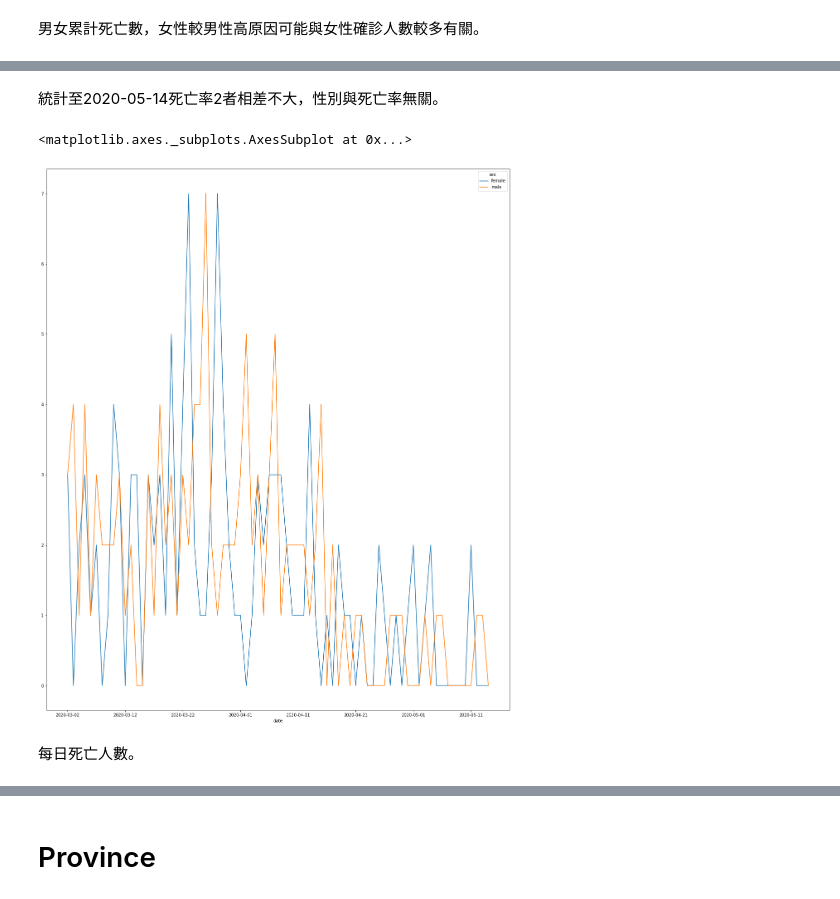
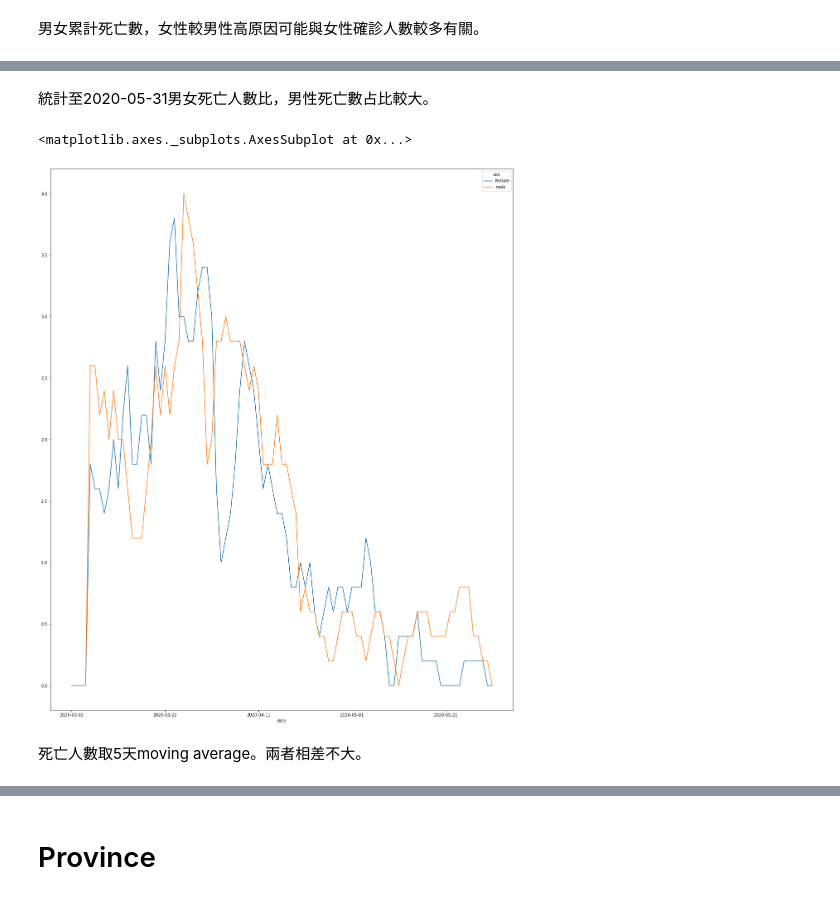
Before and after one commit to starfor065841/FDA_Final_project, a Jupyter notebook: Final_project/data.ipynb, the cells around one changed output, grey strips where cells are left out. Drawn from its saved outputs; the diff is of its cells as text; code cells hidden in the pictures.

Commit message:
Add growth rate and Mortality Rate
6/10 update, also smooth deceased data with SMA

```diff
--- a/Final_project/data.ipynb
+++ b/Final_project/data.ipynb
@@ -45,0 +45,9 @@ ax.set_xticks(ax.get_xticks()[::11])
+# %%
+# confirmed growth rate
+for title in age['age'].unique():
+    age.loc[age['age']==title, 'confirmed_GrowthRate']=age.loc[age['age']==title, 'confirmed'].pct_change()
+
+age.groupby(['date','age'])['confirmed_GrowthRate'].sum() .unstack('age', fill_value=0).plot(legend=True, figsize=(20,24))
+plt.gca().set_yticklabels(['{:.1f}%'.format(x) for x in plt.gca().get_yticks()])
+
+ax.set_xticks(ax.get_xticks()[::11])
@@ -105,6 +118,8 @@ plt.axis('equal')
 for title in age['age'].unique():
     day = age.loc[age['age']==title, 'deceased']
     age.loc[age['age']==title, 'daily_deceased'] = day.shift(-1) - day
+    age.loc[age['age']==title, 'daily_deceased']=age.loc[age['age']==title, 'daily_deceased'].rolling(5).mean()
+
 
 age.groupby(['date','age'])['daily_deceased'].sum() .unstack('age', fill_value=0).plot(legend=True, figsize=(20,24))
 # %% [output]
@@ -112,0 +138,13 @@ age.groupby(['date','age'])['daily_deceased'].sum() .unstack('age', fill_value=0
+# %%
+# deceased growth rate (logistic function)
+for title in age['age'].unique():
+    age.loc[age['age']==title, 'deceased_GrowthRate']=age.loc[age['age']==title, 'deceased'].pct_change()
+    age.loc[age['age']==title, 'deceased_GrowthRate_sma']=age.loc[age['age']==title, 'deceased_GrowthRate'].rolling(5).mean()
+
+#     age.loc['deceased_GrowthRate_sma'] = age['deceased_GrowthRate'].rolling(5).mean()
+
+
+age.groupby(['date','age'])['deceased_GrowthRate_sma'].sum() .unstack('age', fill_value=0).plot(legend=True, figsize=(20,24))
+plt.gca().set_yticklabels(['{:.1f}%'.format(x) for x in plt.gca().get_yticks()])
+
+ax.set_xticks(ax.get_xticks()[::11])
@@ -168,2 +272,15 @@ gender.groupby(['date','sex'])['daily_confirmed'].sum() .unstack('sex', fill_val
 # %% [markdown]
 女性確診率較高，因為爆發時女性確診數較多。每日病例可以觀察到並非女性較易確診。
+# %%
+# confirmed growth rate (logistic function)
+for title in gender['sex'].unique():
+    gender.loc[gender['sex']==title, 'confirmed_GrowthRate']=gender.loc[gender['sex']==title, 'confirmed'].pct_change()
+#     gender.loc[gender['sex']==title, 'confirmed_GrowthRate_sma']=gender.loc[gender['sex']==title, 'deceased_GrowthRate'].rolling(5).mean()
+
+#     age.loc['deceased_GrowthRate_sma'] = age['deceased_GrowthRate'].rolling(5).mean()
+
+
+gender.groupby(['date','sex'])['confirmed_GrowthRate'].sum() .unstack('sex', fill_value=0).plot(legend=True, figsize=(20,24))
+plt.gca().set_yticklabels(['{:.1f}%'.format(x) for x in plt.gca().get_yticks()])
+
+ax.set_xticks(ax.get_xticks()[::11])
@@ -208,14 +332,16 @@ plt.axis('equal')
 # %% [markdown]
-統計至2020-05-14死亡率2者相差不大，性別與死亡率無關。
+統計至2020-05-31男女死亡人數比，男性死亡數占比較大。
 # %%
-# daily deceased
+# daily deceased 5 day moving average
 for title in gender['sex'].unique():
     day = gender.loc[gender['sex']==title, 'deceased']
     gender.loc[gender['sex']==title, 'daily_deceased'] = day.shift(-1) - day
+    gender.loc[gender['sex']==title, 'deceased_5sma']=gender.loc[gender['sex']==title, 'daily_deceased'].rolling(5).mean()
 
-gender.groupby(['date','sex'])['daily_deceased'].sum() .unstack('sex', fill_value=0).plot(legend=True, figsize=(20,24))
+
+gender.groupby(['date','sex'])['deceased_5sma'].sum() .unstack('sex', fill_value=0).plot(legend=True, figsize=(20,24))
 # %% [output]
 <matplotlib.axes._subplots.AxesSubplot at 0x...>
-[figure, old version]
+[figure, new version]
-# %% [markdown]
-每日死亡人數。
+# %% [markdown]
+死亡人數取5天moving average。兩者相差不大。
```
Also changed, not shown: parts of 61 cells of this notebook.
